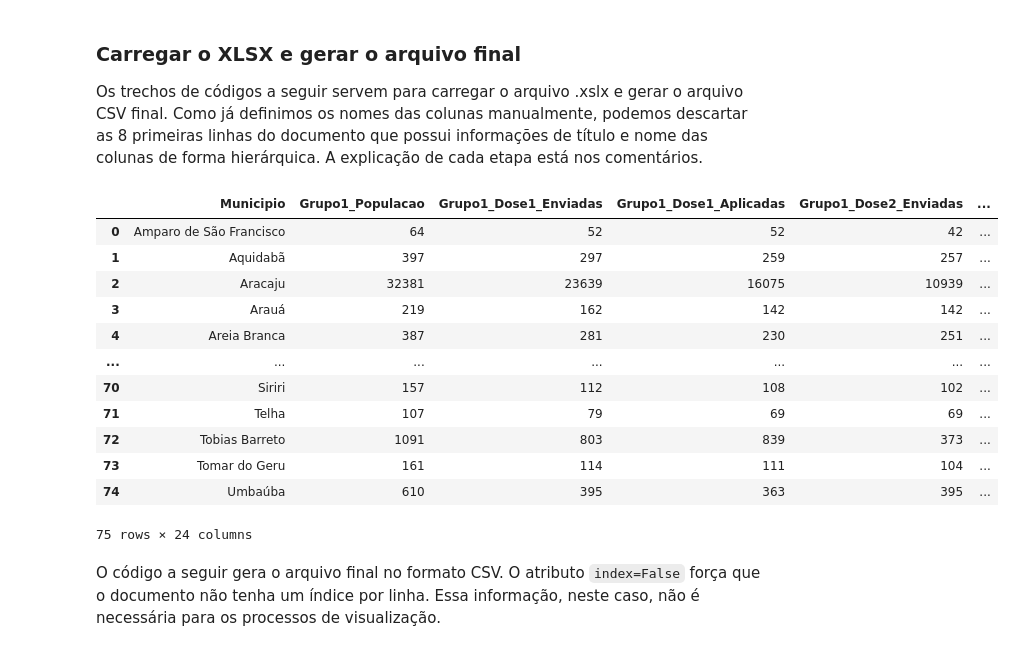
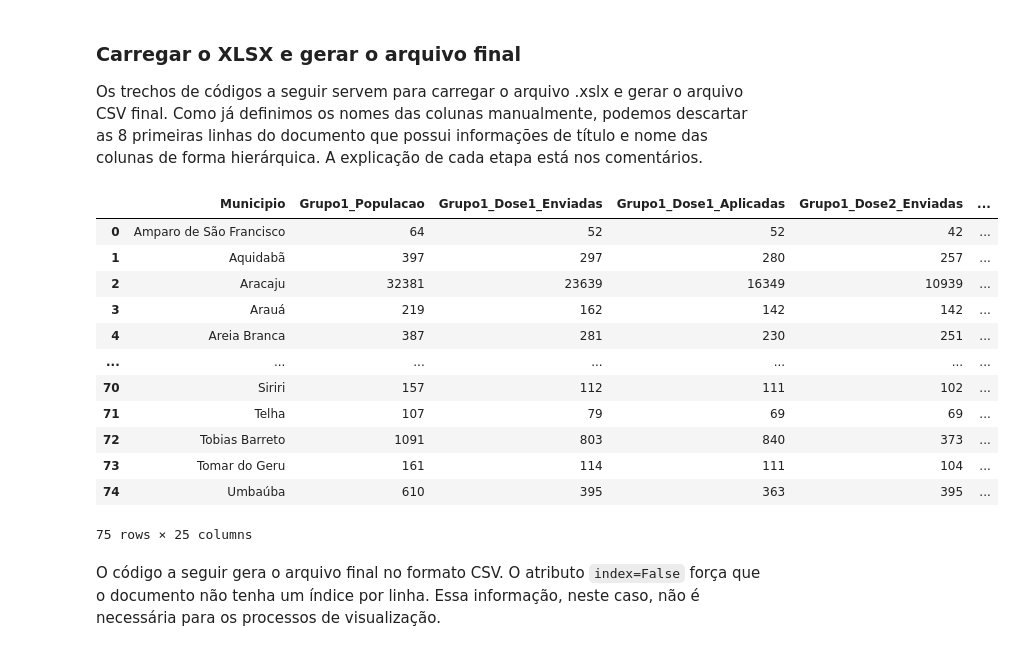
Before and after one commit to adolfoguimaraes/covid19_vacinacao, a Jupyter notebook: Sergipe/ProcessarArquivo_Vacinas.ipynb, the cells around one changed output. Cells and saved outputs as stored; diff of their text form; code cells hidden in the pictures.

```diff
--- a/Sergipe/ProcessarArquivo_Vacinas.ipynb
+++ b/Sergipe/ProcessarArquivo_Vacinas.ipynb
@@ -172,6 +173,7 @@ list_columns = [
     'Grupo4_Doses2_Aplicadas',
     'Grupo4_Doses2_Cobertura',
     'Grupo5_DosesEnviadas',
+    'Grupo5_Doses_Aplicadas_7879',
     'Grupo5_Doses_Aplicadas_8084',
     'Grupo5_Doses_Aplicadas_8589',
     'Grupo5_Cobertura',
@@ -208,6 +210,7 @@ final_columns = [
     'Grupo4_Doses1_Aplicadas',
     'Grupo4_Doses2_Aplicadas',
     'Grupo5_DosesEnviadas',
+    'Grupo5_Doses_Aplicadas_7879',
     'Grupo5_Doses_Aplicadas_8084',
     'Grupo5_Doses_Aplicadas_8589',
     'Total_Dose1_Enviadas',
@@ -225,50 +228,50 @@ Carrega o arquivo .xlsx descartando as 8 primeiras linhas (skiprows=8) que corre
 as linhas de informações dos governos e títulos das colunas. O parâmetro names força que
 o dataframe gerado tenha os nomes das colunas definidas manualmente.
 '''
-data_final = pd.read_excel("data/Doses-aplicadas-04.03.xlsx", skiprows=8,names=list_columns)
+data_final = pd.read_excel("data/Doses-aplicadas-05.03.xlsx", skiprows=8,names=list_columns)
 
 '''
 .head(-1) exclui a última linha do documento que possui o total de Sergipe. Essa informação
 foi retirada porque é facilmente calcula a partir da soma de cada coluna. Isso pode ser feito
 no momento de gerar as visualizações
 '''
 data_final = data_final.head(-3)
 
 '''
 Gera o datframe com as colunas selecinadas para o documento final
 '''
 data_final = data_final[final_columns]
 
 '''
 Alguns municípios possui valores em branco para algumas colunas. Quando o dataframe é carregado,
 esses valores são reconhecidos como NULOS. O código a seguir substitui por 0.
 '''
 data_final = data_final.fillna(0)
 
 '''
 Força que as colunas que possui informações da vacinação seja do tipo inteiro.
 final_columns[1:] pega da segunda coluna até a última, que são as colunas do tipo inteiro.
 '''
 data_final[final_columns[1:]] = data_final[final_columns[1:]].astype(int)
 
 '''
 Visualiza o dataframe final
 '''
 data_final
 # %% [output]
 |  | Municipio | Grupo1_Populacao | Grupo1_Dose1_Enviadas | Grupo1_Dose1_Aplicadas | Grupo1_Dose2_Enviadas | ... |
 | 0 | Amparo de São Francisco | 64 | 52 | 52 | 42 | ... |
-| 1 | Aquidabã | 397 | 297 | 259 | 257 | ... |
-| 2 | Aracaju | 32381 | 23639 | 16075 | 10939 | ... |
+| 1 | Aquidabã | 397 | 297 | 280 | 257 | ... |
+| 2 | Aracaju | 32381 | 23639 | 16349 | 10939 | ... |
 | 3 | Arauá | 219 | 162 | 142 | 142 | ... |
 | 4 | Areia Branca | 387 | 281 | 230 | 251 | ... |
 | ... | ... | ... | ... | ... | ... | ... |
-| 70 | Siriri | 157 | 112 | 108 | 102 | ... |
+| 70 | Siriri | 157 | 112 | 111 | 102 | ... |
 | 71 | Telha | 107 | 79 | 69 | 69 | ... |
-| 72 | Tobias Barreto | 1091 | 803 | 839 | 373 | ... |
+| 72 | Tobias Barreto | 1091 | 803 | 840 | 373 | ... |
 | 73 | Tomar do Geru | 161 | 114 | 111 | 104 | ... |
 | 74 | Umbaúba | 610 | 395 | 363 | 395 | ... |
-75 rows × 24 columns
+75 rows × 25 columns
 # %% [markdown]
 O código a seguir gera o arquivo final no formato CSV. O atributo `index=False` força que o documento não tenha um índice por linha. Essa informação, neste caso, não é necessária para os processos de visualização.
 # %%
```
Also changed, not shown: parts of 2 cells of this notebook, 4 other files.
